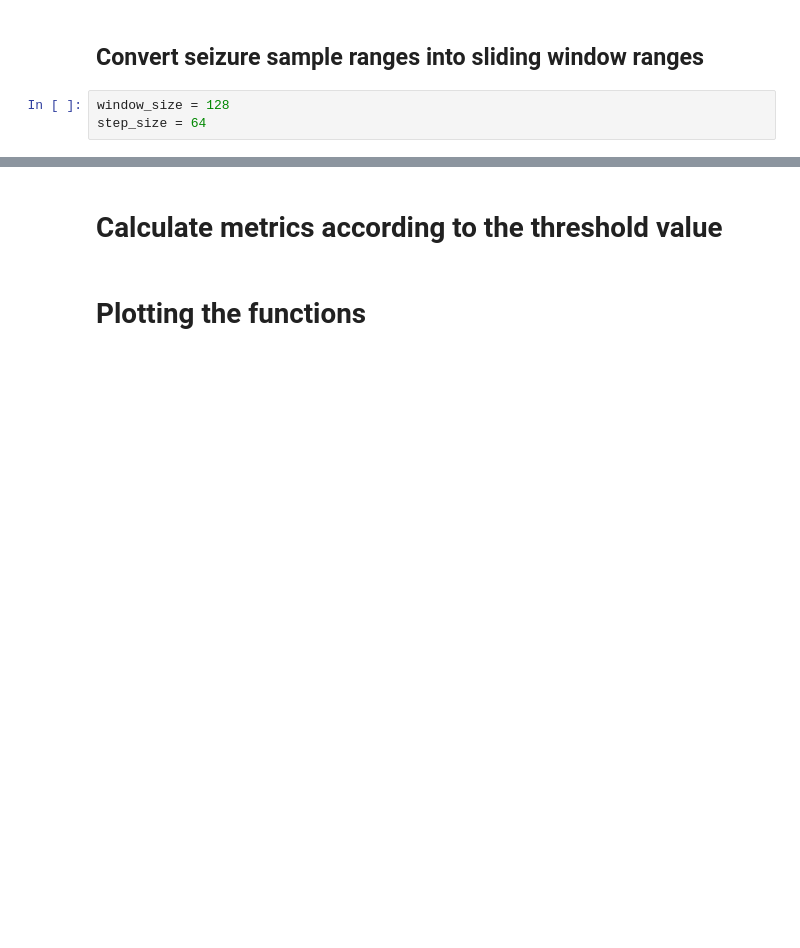
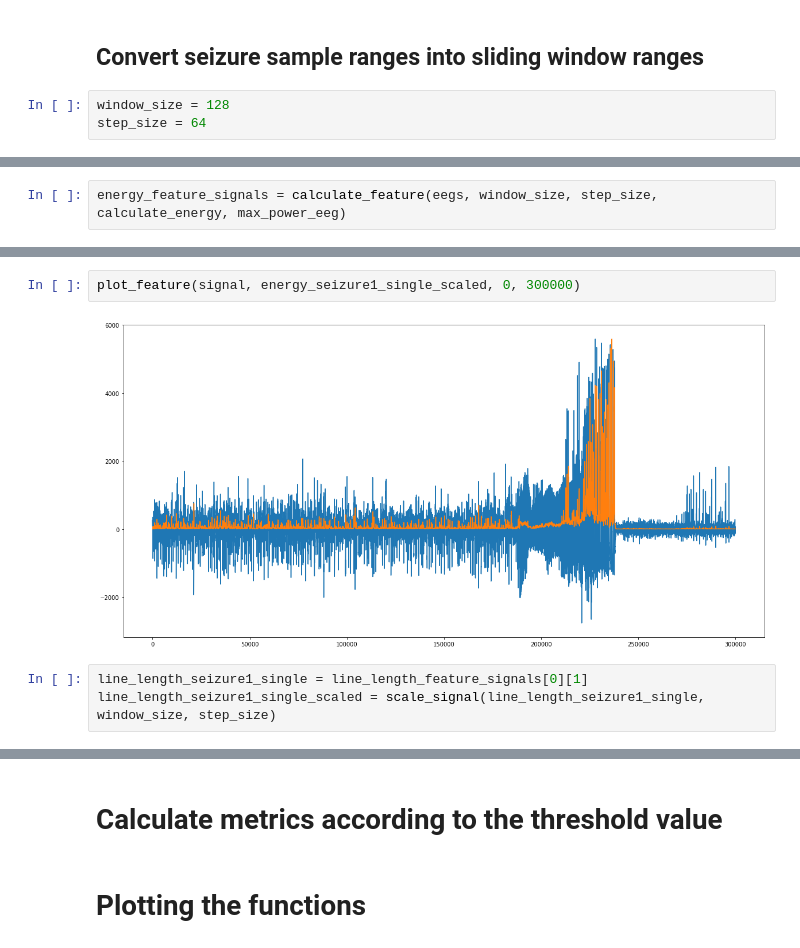
Before and after one commit to sinitame/ieeg-ml-project, a Jupyter notebook: notebooks/Feature_selection_patient_1.ipynb, the cells around one changed output, grey strips where cells are left out. Cells and saved outputs as stored; diff of their text form; blank space fills up the shorter version.

```diff
--- a/notebooks/Feature_selection_patient_1.ipynb
+++ b/notebooks/Feature_selection_patient_1.ipynb
@@ -120,0 +42,2 @@ plt.plot(moving_avg_seizure1_single_scaled[:300000]/np.max(moving_avg_seizure1_s
+# %%
+energy_feature_signals = calculate_feature(eegs, window_size, step_size, calculate_energy, max_power_eeg)
@@ -120,0 +79,7 @@ plt.plot(moving_avg_seizure1_single_scaled[:300000]/np.max(moving_avg_seizure1_s
+# %%
+plot_feature(signal, energy_seizure1_single_scaled, 0, 300000)
+# %% [output]
+[figure, added]
+# %%
+line_length_seizure1_single = line_length_feature_signals[0][1]
+line_length_seizure1_single_scaled = scale_signal(line_length_seizure1_single, window_size, step_size)
```
Also changed, not shown: parts of 110 cells of this notebook.
